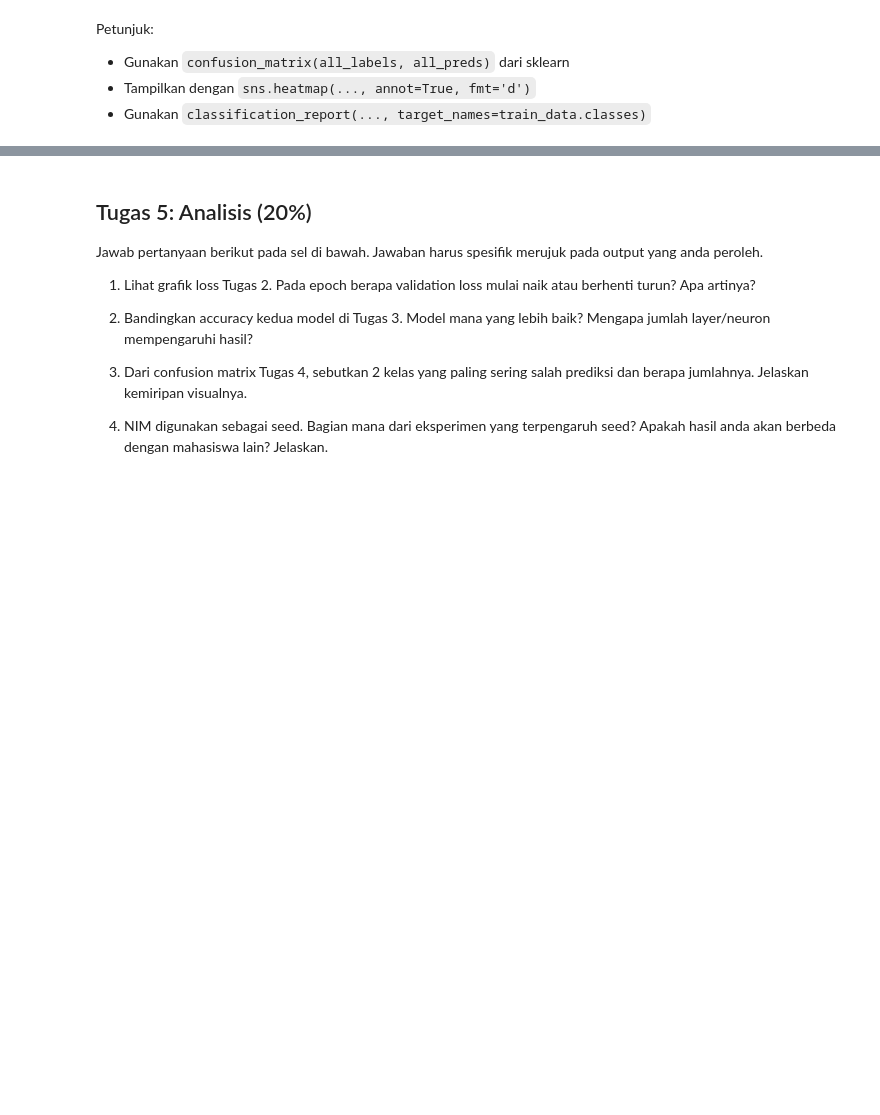
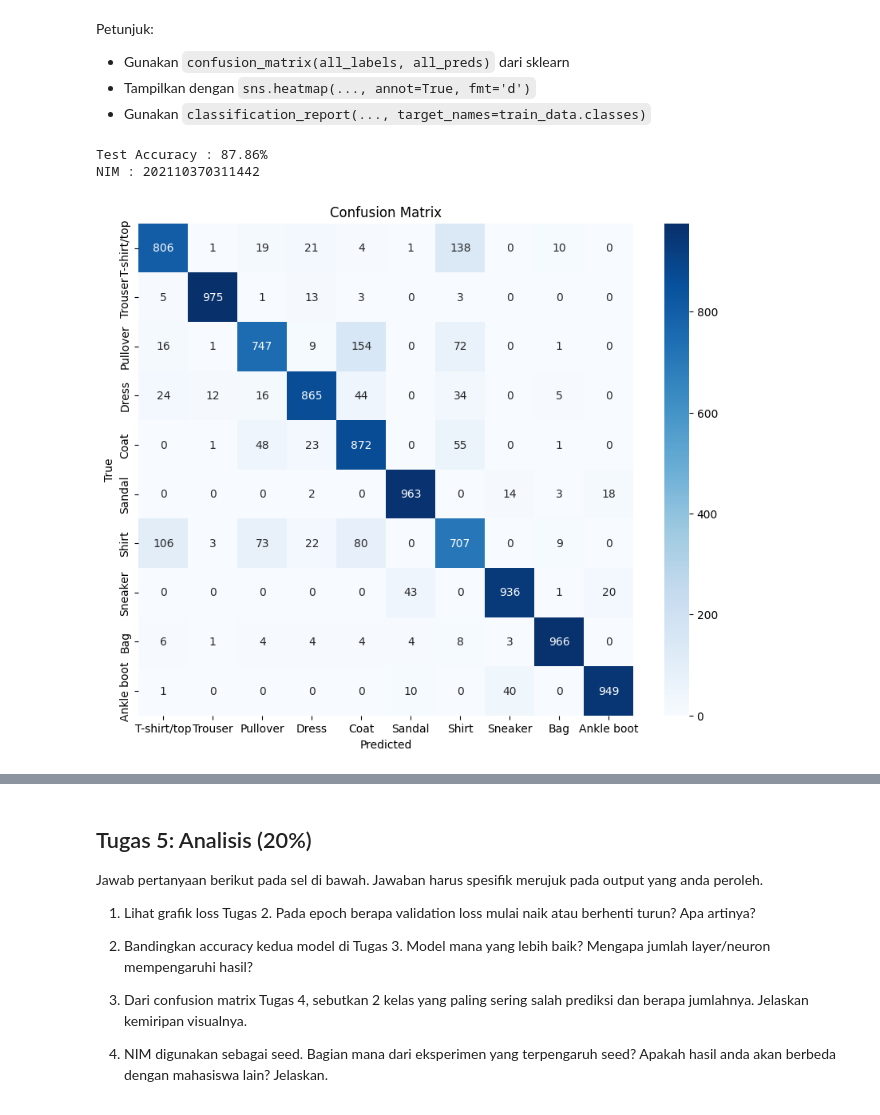
Before and after one commit to Ahmadrevaelmiawan/UAS-AI, a Jupyter notebook: ujian_mlp.ipynb, the cells around one changed output, grey strips where cells are left out. Drawn from its saved outputs; the diff is of its cells as text; code cells hidden in the pictures; blank space fills up the shorter version.

```diff
--- a/ujian_mlp.ipynb
+++ b/ujian_mlp.ipynb
@@ -479,0 +455,71 @@ print(f"Test accuracy: {accuracy:.2f}%")
+# %%
+from sklearn.metrics import confusion_matrix, classification_report
+import seaborn as sns
+import matplotlib.pyplot as plt
+
+# Pilih model terbaik
+# Ganti jika model_a ternyata lebih baik
+best_model = model_b
+
+best_model.eval()
+
+all_preds = []
+all_labels = []
+
+correct = 0
+total = 0
+
+with torch.no_grad():
+    for X, y in test_loader:
+
+        output = best_model(X)
+        _, pred = output.max(1)
+
+        total += y.size(0)
+        correct += pred.eq(y).sum().item()
+
+        # Simpan label dan prediksi
+        all_preds.extend(pred.cpu().numpy())
+        all_labels.extend(y.cpu().numpy())
+
+accuracy = 100.0 * correct / total
+
+print(f"Test Accuracy : {accuracy:.2f}%")
+print(f"NIM : {nim}")
+
+# ==========================
+# Confusion Matrix
+# ==========================
+cm = confusion_matrix(all_labels, all_preds)
+
+plt.figure(figsize=(10,8))
+
+sns.heatmap(
+    cm,
+    annot=True,
+    fmt='d',
+    cmap='Blues',
+    xticklabels=train_data.classes,
+    yticklabels=train_data.classes
+)
+
+plt.title("Confusion Matrix")
+plt.xlabel("Predicted")
+plt.ylabel("True")
+plt.show()
+
+# ==========================
+# Classification Report
+# ==========================
+print("Classification Report\n")
+
+print(classification_report(
+    all_labels,
+    all_preds,
+    target_names=train_data.classes
+))
+print(f"NIM: {nim}")
+# %% [output]
+Test Accuracy : 87.86%
+NIM : 202110370311442
+[figure, added]
```
Also changed, not shown: parts of 6 cells of this notebook.
